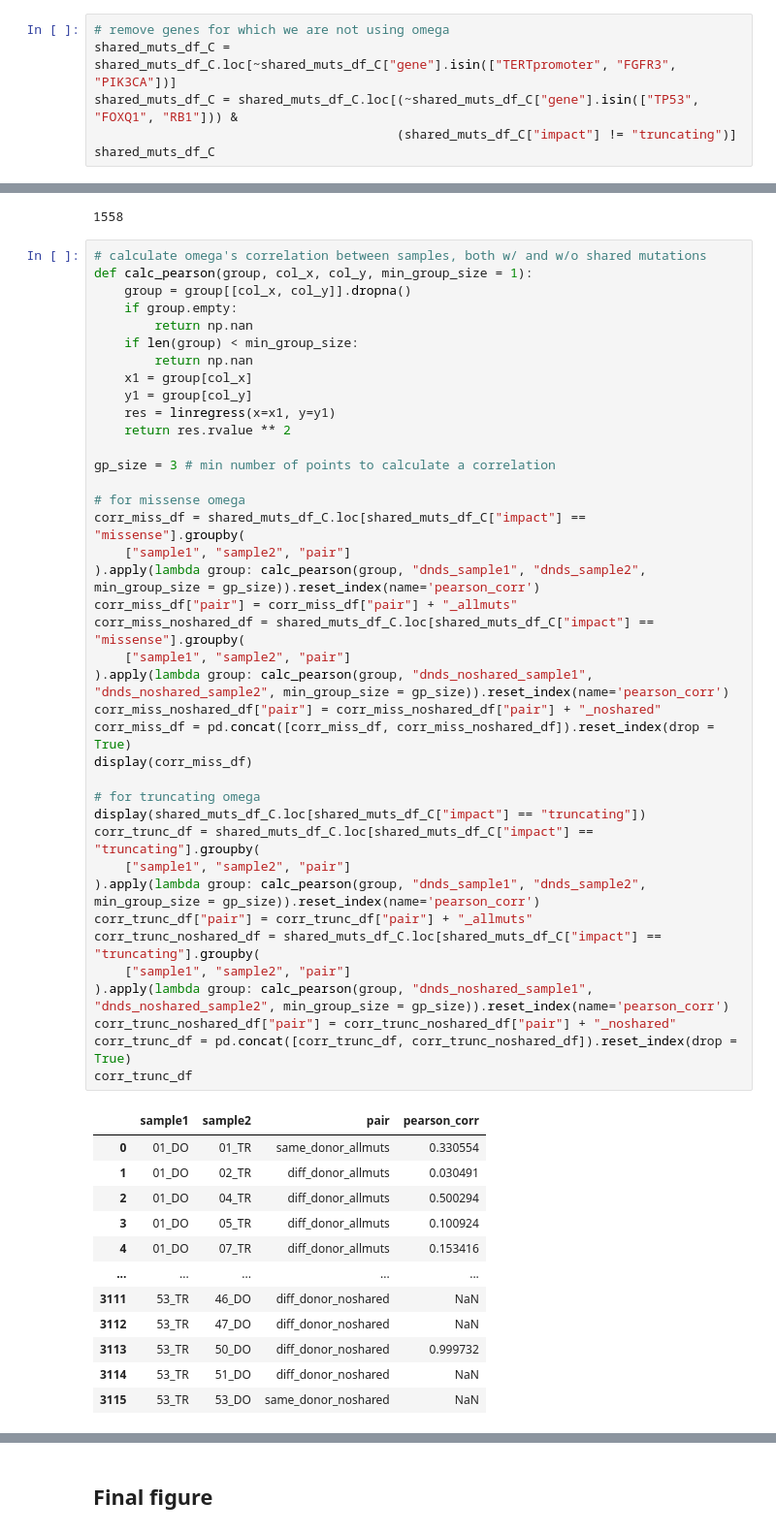
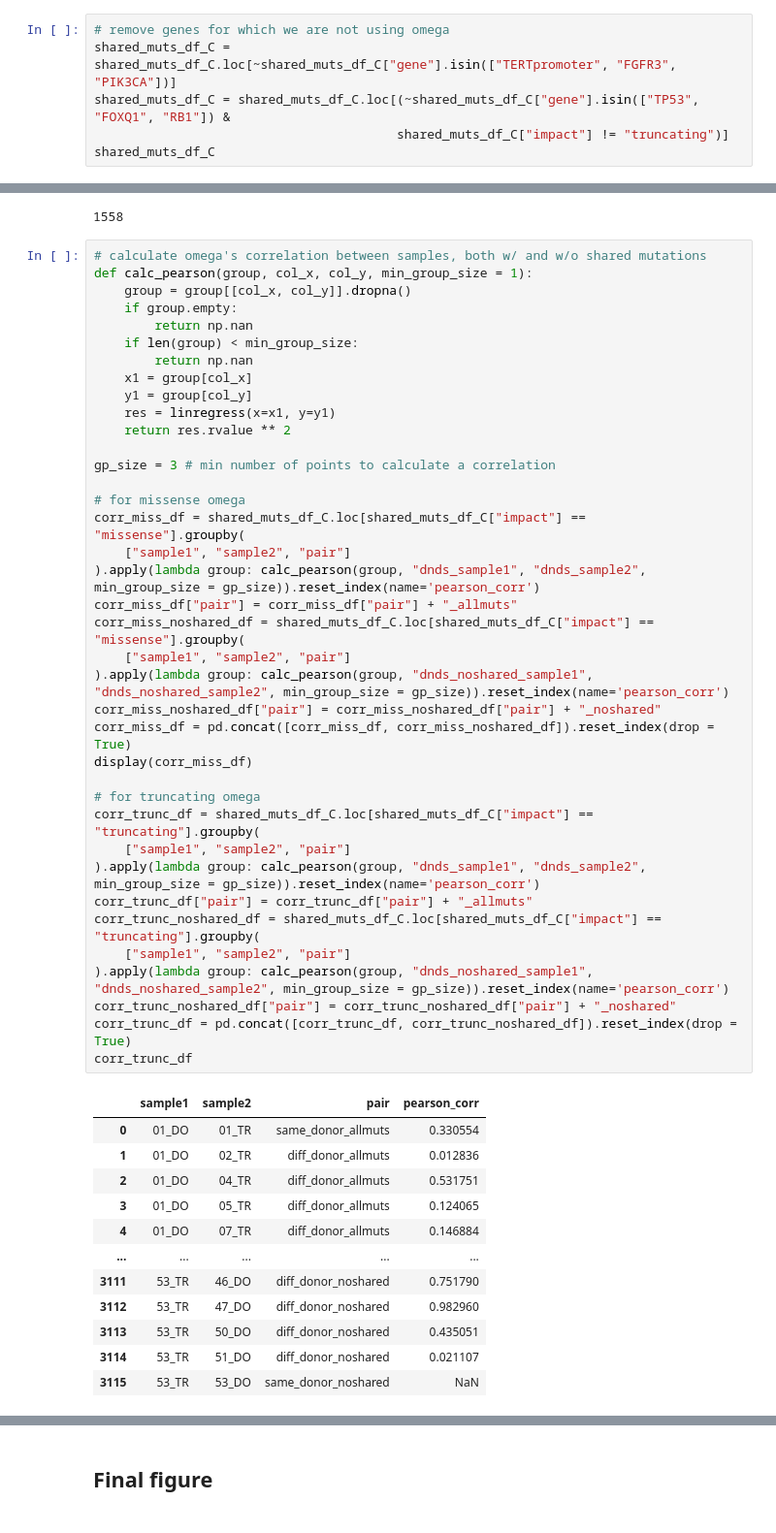
Before and after one commit to bbglab/normal_bladder_paper, a Jupyter notebook: extended/extended6/ExtendedFigure6.ipynb, the cells around one changed output, grey strips where cells are left out. Shown at 97% size. Cells and saved outputs as stored; diff of their text form.

```diff
--- a/extended/extended6/ExtendedFigure6.ipynb
+++ b/extended/extended6/ExtendedFigure6.ipynb
@@ -565,8 +565,8 @@ shared_muts_df_C
 # %%
 # remove genes for which we are not using omega
 shared_muts_df_C = shared_muts_df_C.loc[~shared_muts_df_C["gene"].isin(["TERTpromoter", "FGFR3", "PIK3CA"])]
-shared_muts_df_C = shared_muts_df_C.loc[(~shared_muts_df_C["gene"].isin(["TP53", "FOXQ1", "RB1"])) &
-                                        (shared_muts_df_C["impact"] != "truncating")]
+shared_muts_df_C = shared_muts_df_C.loc[(~shared_muts_df_C["gene"].isin(["TP53", "FOXQ1", "RB1"]) &
+                                        shared_muts_df_C["impact"] != "truncating")]
 shared_muts_df_C
 # %% [output]
 |  | sample1 | sample1_donorID | sample1_bladder_location | sample2 | sample2_donorID | sample2_bladder_location | ... |
@@ -600,42 +600,41 @@ def calc_pearson(group, col_x, col_y, min_group_size = 1):
     return res.rvalue ** 2
 
 gp_size = 3 # min number of points to calculate a correlation
 
 # for missense omega
 corr_miss_df = shared_muts_df_C.loc[shared_muts_df_C["impact"] == "missense"].groupby(
     ["sample1", "sample2", "pair"]
 ).apply(lambda group: calc_pearson(group, "dnds_sample1", "dnds_sample2", min_group_size = gp_size)).reset_index(name='pearson_corr')
 corr_miss_df["pair"] = corr_miss_df["pair"] + "_allmuts"
 corr_miss_noshared_df = shared_muts_df_C.loc[shared_muts_df_C["impact"] == "missense"].groupby(
     ["sample1", "sample2", "pair"]
 ).apply(lambda group: calc_pearson(group, "dnds_noshared_sample1", "dnds_noshared_sample2", min_group_size = gp_size)).reset_index(name='pearson_corr')
 corr_miss_noshared_df["pair"] = corr_miss_noshared_df["pair"] + "_noshared"
 corr_miss_df = pd.concat([corr_miss_df, corr_miss_noshared_df]).reset_index(drop = True)
 display(corr_miss_df)
 
 # for truncating omega
-display(shared_muts_df_C.loc[shared_muts_df_C["impact"] == "truncating"])
 corr_trunc_df = shared_muts_df_C.loc[shared_muts_df_C["impact"] == "truncating"].groupby(
     ["sample1", "sample2", "pair"]
 ).apply(lambda group: calc_pearson(group, "dnds_sample1", "dnds_sample2", min_group_size = gp_size)).reset_index(name='pearson_corr')
 corr_trunc_df["pair"] = corr_trunc_df["pair"] + "_allmuts"
 corr_trunc_noshared_df = shared_muts_df_C.loc[shared_muts_df_C["impact"] == "truncating"].groupby(
     ["sample1", "sample2", "pair"]
 ).apply(lambda group: calc_pearson(group, "dnds_noshared_sample1", "dnds_noshared_sample2", min_group_size = gp_size)).reset_index(name='pearson_corr')
 corr_trunc_noshared_df["pair"] = corr_trunc_noshared_df["pair"] + "_noshared"
 corr_trunc_df = pd.concat([corr_trunc_df, corr_trunc_noshared_df]).reset_index(drop = True)
 corr_trunc_df
 # %% [output]
 |  | sample1 | sample2 | pair | pearson_corr |
 | 0 | 01_DO | 01_TR | same_donor_allmuts | 0.330554 |
-| 1 | 01_DO | 02_TR | diff_donor_allmuts | 0.030491 |
-| 2 | 01_DO | 04_TR | diff_donor_allmuts | 0.500294 |
-| 3 | 01_DO | 05_TR | diff_donor_allmuts | 0.100924 |
-| 4 | 01_DO | 07_TR | diff_donor_allmuts | 0.153416 |
+| 1 | 01_DO | 02_TR | diff_donor_allmuts | 0.012836 |
+| 2 | 01_DO | 04_TR | diff_donor_allmuts | 0.531751 |
+| 3 | 01_DO | 05_TR | diff_donor_allmuts | 0.124065 |
+| 4 | 01_DO | 07_TR | diff_donor_allmuts | 0.146884 |
 | ... | ... | ... | ... | ... |
-| 3111 | 53_TR | 46_DO | diff_donor_noshared | NaN |
-| 3112 | 53_TR | 47_DO | diff_donor_noshared | NaN |
-| 3113 | 53_TR | 50_DO | diff_donor_noshared | 0.999732 |
-| 3114 | 53_TR | 51_DO | diff_donor_noshared | NaN |
+| 3111 | 53_TR | 46_DO | diff_donor_noshared | 0.751790 |
+| 3112 | 53_TR | 47_DO | diff_donor_noshared | 0.982960 |
+| 3113 | 53_TR | 50_DO | diff_donor_noshared | 0.435051 |
+| 3114 | 53_TR | 51_DO | diff_donor_noshared | 0.021107 |
 | 3115 | 53_TR | 53_DO | same_donor_noshared | NaN |
 3116 rows × 4 columns
```
Also changed, not shown: parts of 3 cells of this notebook.
